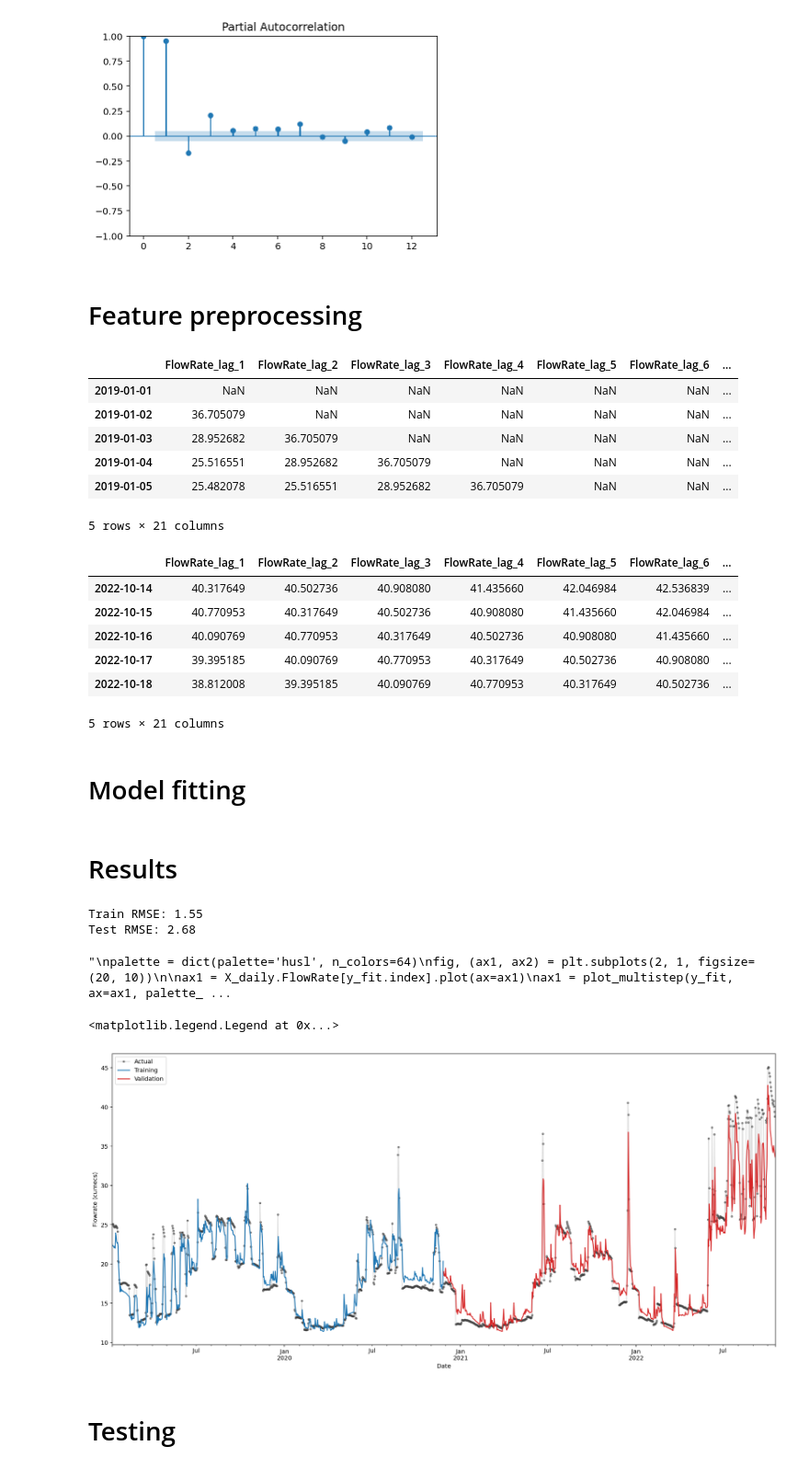
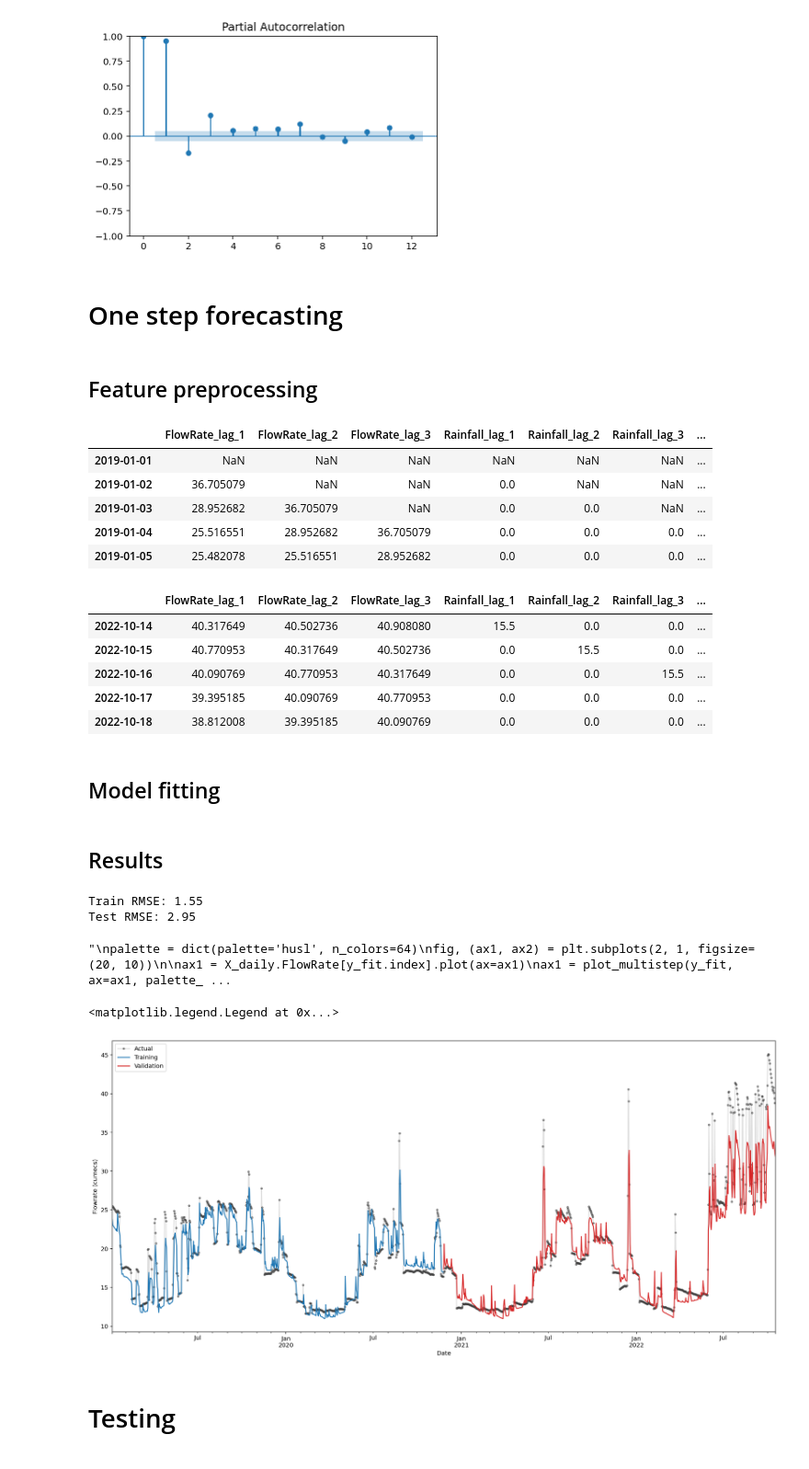
Before and after one commit to chrisgjarrett/kaituna-model, a Jupyter notebook: kaituna-flow-predictions-gate-level-classification.ipynb, the cells around one changed output. Shown at 92% size. Cells and saved outputs as stored; diff of their text form; code cells hidden in the pictures.

```diff
--- a/kaituna-flow-predictions-gate-level-classification.ipynb
+++ b/kaituna-flow-predictions-gate-level-classification.ipynb
@@ -448,9 +470,10 @@ X_daily = X_raw.groupby(by=X_raw.index.date).agg(
     LakeLevel=('LakeLevel','mean'),
     DayOfWeek = ('DayOfWeek', 'mean'),
     Month = ('Month','mean'),
-    AverageGateOrdinal = ('AverageGateOrdinal', pd.Series.mode),
+    AverageGateOrdinal = ('AverageGateOrdinal', lambda x:pd.Series.mode(x)[0]),
     FlowRate = ('FlowRate','mean')
 )
+
 
 X_daily.index = pd.to_datetime(X_daily.index)
 X_daily.set_index(X_daily.index.to_period('D'), inplace=True)
@@ -575,15 +600,15 @@ _ = plot_pacf(X_daily.FlowRate, lags=12)
 # %% [output]
 [figure]
 [figure]
+# %% [markdown]
+# One step forecasting
 # %% [markdown]
-# Feature preprocessing
+## Feature preprocessing
 # %%
 # Preprocessing Pipeline
 
-# Missing values for numerical data
-numerical_transformer = SimpleImputer(strategy='mean')
-
-n_lags = 7
+# Days to look back
+n_lags = 3
 
 # Bundle preprocessing for data. We transform the date variables to cyclic, and make time series lags
 # for the lake level and rainfall data
@@ -619,23 +644,22 @@ X_residuals = pd.DataFrame(X_preprocessed, columns=column_names, index=X_daily.i
 display(X_residuals.head())
 display(X_residuals.tail())
 # %% [output]
-|  | FlowRate_lag_1 | FlowRate_lag_2 | FlowRate_lag_3 | FlowRate_lag_4 | FlowRate_lag_5 | FlowRate_lag_6 | ... |
+|  | FlowRate_lag_1 | FlowRate_lag_2 | FlowRate_lag_3 | Rainfall_lag_1 | Rainfall_lag_2 | Rainfall_lag_3 | ... |
 | 2019-01-01 | NaN | NaN | NaN | NaN | NaN | NaN | ... |
-| 2019-01-02 | 36.705079 | NaN | NaN | NaN | NaN | NaN | ... |
-| 2019-01-03 | 28.952682 | 36.705079 | NaN | NaN | NaN | NaN | ... |
-| 2019-01-04 | 25.516551 | 28.952682 | 36.705079 | NaN | NaN | NaN | ... |
-| 2019-01-05 | 25.482078 | 25.516551 | 28.952682 | 36.705079 | NaN | NaN | ... |
+| 2019-01-02 | 36.705079 | NaN | NaN | 0.0 | NaN | NaN | ... |
+| 2019-01-03 | 28.952682 | 36.705079 | NaN | 0.0 | 0.0 | NaN | ... |
+| 2019-01-04 | 25.516551 | 28.952682 | 36.705079 | 0.0 | 0.0 | 0.0 | ... |
+| 2019-01-05 | 25.482078 | 25.516551 | 28.952682 | 0.0 | 0.0 | 0.0 | ... |
-5 rows × 21 columns
-|  | FlowRate_lag_1 | FlowRate_lag_2 | FlowRate_lag_3 | FlowRate_lag_4 | FlowRate_lag_5 | FlowRate_lag_6 | ... |
-| 2022-10-14 | 40.317649 | 40.502736 | 40.908080 | 41.435660 | 42.046984 | 42.536839 | ... |
-| 2022-10-15 | 40.770953 | 40.317649 | 40.502736 | 40.908080 | 41.435660 | 42.046984 | ... |
-| 2022-10-16 | 40.090769 | 40.770953 | 40.317649 | 40.502736 | 40.908080 | 41.435660 | ... |
-| 2022-10-17 | 39.395185 | 40.090769 | 40.770953 | 40.317649 | 40.502736 | 40.908080 | ... |
-| 2022-10-18 | 38.812008 | 39.395185 | 40.090769 | 40.770953 | 40.317649 | 40.502736 | ... |
+|  | FlowRate_lag_1 | FlowRate_lag_2 | FlowRate_lag_3 | Rainfall_lag_1 | Rainfall_lag_2 | Rainfall_lag_3 | ... |
+| 2022-10-14 | 40.317649 | 40.502736 | 40.908080 | 15.5 | 0.0 | 0.0 | ... |
+| 2022-10-15 | 40.770953 | 40.317649 | 40.502736 | 0.0 | 15.5 | 0.0 | ... |
+| 2022-10-16 | 40.090769 | 40.770953 | 40.317649 | 0.0 | 0.0 | 15.5 | ... |
+| 2022-10-17 | 39.395185 | 40.090769 | 40.770953 | 0.0 | 0.0 | 0.0 | ... |
+| 2022-10-18 | 38.812008 | 39.395185 | 40.090769 | 0.0 | 0.0 | 0.0 | ... |
-5 rows × 21 columns
 # %%
 # Create multi-step output for a 3 day forecast
-y = pd.DataFrame(X_daily["FlowRate"])
+target_column="FlowRate"
+y = pd.DataFrame(X_daily[target_column])
 #y = make_multistep_target(y,3).dropna()
 
 # Shifting has created indexes that don't match. Only keep times for
@@ -659,7 +683,7 @@ X_train_seasons, X_valid_seasons, y_train, y_valid = train_test_split(X_seasons,
 X_train_residuals = X_residuals.loc[X_train_seasons.index]
 X_valid_residuals = X_residuals.loc[X_valid_seasons.index]
 # %% [markdown]
-# Model fitting
+## Model fitting
 # %%
 # Regressor model
 #model = RegressorChain(XGBRegressor(random_state = 1, n_estimators = 100))
@@ -678,7 +702,7 @@ model.fit(X_train_seasons,X_train_residuals, y_train)
 y_fit = pd.DataFrame(model.predict(X_train_seasons, X_train_residuals), index=X_train_residuals.index, columns=y_train.columns)
 y_pred = pd.DataFrame(model.predict(X_valid_seasons, X_valid_residuals), index=X_valid_seasons.index, columns=y_valid.columns)
 # %% [markdown]
-# Results
+## Results
 # %%
 # RSME scores
 train_rmse = mean_squared_error(y_train, y_fit, squared=False)
@@ -687,7 +711,7 @@ test_rmse = mean_squared_error(y_valid, y_pred, squared=False)
 print((f"Train RMSE: {train_rmse:.2f}\n" f"Test RMSE: {test_rmse:.2f}"))
 # %% [output]
 Train RMSE: 1.55
-Test RMSE: 2.68
+Test RMSE: 2.95
 # %%
 # Visualise results of multi-step output
 
@@ -707,18 +731,18 @@ _ = ax2.legend(['Flowrate (test)', 'Forecast'])
 "\npalette = dict(palette='husl', n_colors=64)\nfig, (ax1, ax2) = plt.subplots(2, 1, figsize=(20, 10))\n\nax1 = X_daily.FlowRate[y_fit.index].plot(ax=ax1)\nax1 = plot_multistep(y_fit, ax=ax1, palette_ ...
 # %%
 # Visualise hybrid model results
-axs = y.loc(axis=1)["FlowRate"].plot(
+axs = y.loc(axis=1)[target_column].plot(
     subplots=True, sharex=True, figsize=(20, 9), **plot_params, alpha=0.5,
 )
-_ = y_fit.loc(axis=1)["FlowRate"].plot(subplots=True, sharex=True, color='C0', ax=axs)
-_ = y_pred.loc(axis=1)["FlowRate"].plot(subplots=True, sharex=True, color='C3', ax=axs)
+_ = y_fit.loc(axis=1)[target_column].plot(subplots=True, sharex=True, color='C0', ax=axs)
+_ = y_pred.loc(axis=1)[target_column].plot(subplots=True, sharex=True, color='C3', ax=axs)
 
 plt.xlabel("Date")
 plt.ylabel('Flowrate (cumecs)')
 plt.legend(["Actual","Training","Validation"])
 # %% [output]
 <matplotlib.legend.Legend at 0x...>
-[figure, old version]
+[figure, new version]
 # %% [markdown]
 # Testing
 # %%
```
Also changed, not shown: parts of 5 cells of this notebook.
